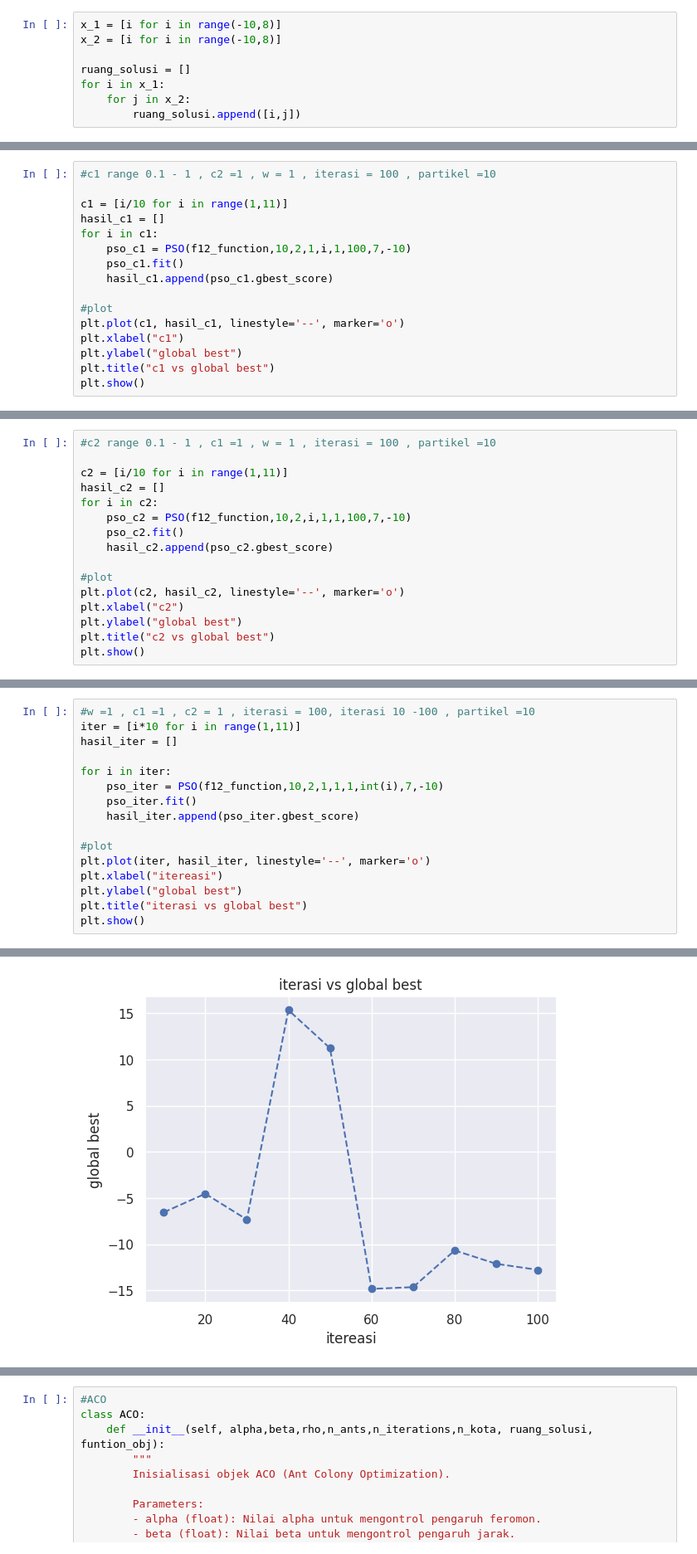
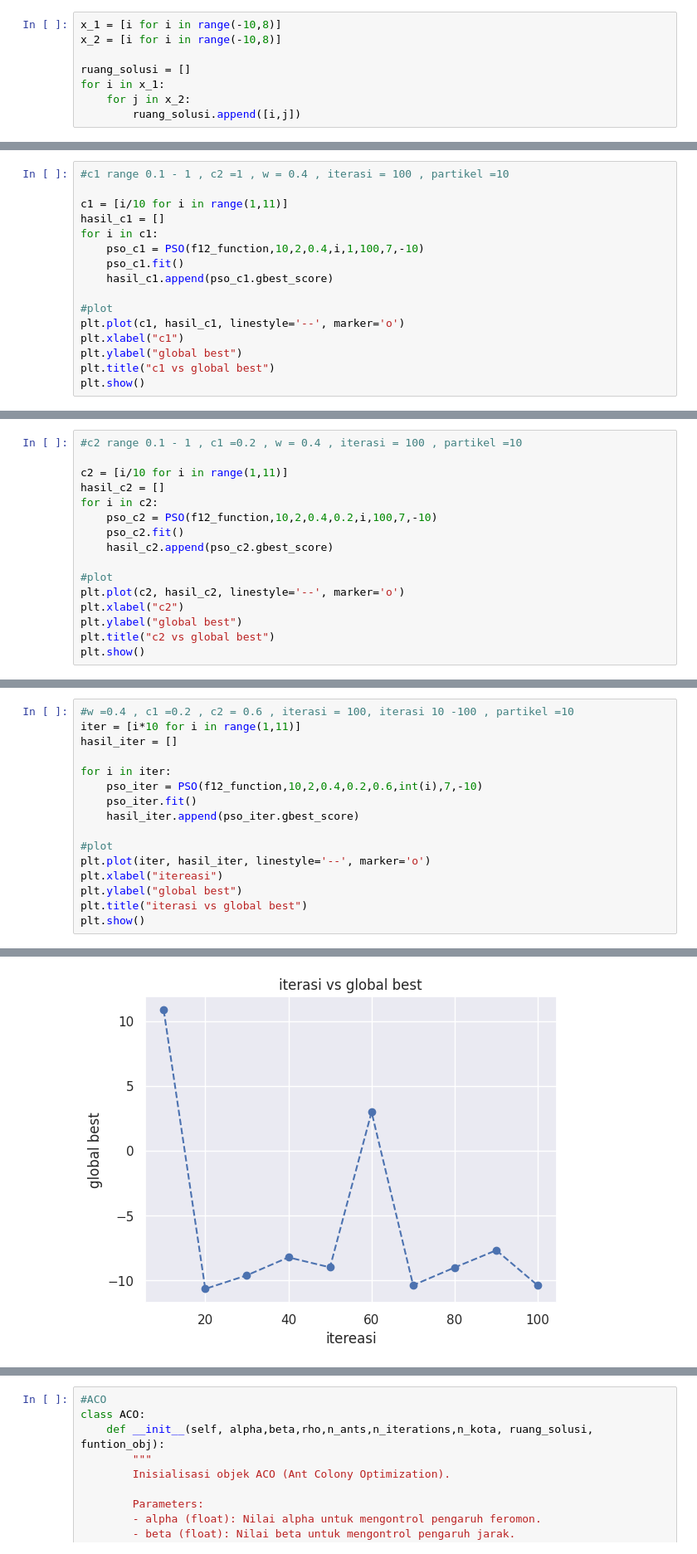
Before and after one commit to khalifardy/optimalisasi_F12_PSO_ACO, a Jupyter notebook: main.ipynb, the cells around one changed output, grey strips where cells are left out. Shown at 83% size. Saved outputs shown, nothing was run; the diff lists cells and outputs as text.

```diff
--- a/main.ipynb
+++ b/main.ipynb
@@ -267,10 +335,10 @@ iterasi-100 : global terbaik [ 0.541312   -1.28047425] score : -9.80075129584080
 # %%
-#c1 range 0.1 - 1 , c2 =1 , w = 1 , iterasi = 100 , partikel =10
+#c1 range 0.1 - 1 , c2 =1 , w = 0.4 , iterasi = 100 , partikel =10
 
 c1 = [i/10 for i in range(1,11)]
 hasil_c1 = []
 for i in c1:
-    pso_c1 = PSO(f12_function,10,2,1,i,1,100,7,-10)
+    pso_c1 = PSO(f12_function,10,2,0.4,i,1,100,7,-10)
     pso_c1.fit()
     hasil_c1.append(pso_c1.gbest_score)
 
@@ -302,10 +370,10 @@ iterasi-100 : global terbaik [0.42786035 1.70894804] score : -8.626667789461326
 # %%
-#c2 range 0.1 - 1 , c1 =1 , w = 1 , iterasi = 100 , partikel =10
+#c2 range 0.1 - 1 , c1 =0.2 , w = 0.4 , iterasi = 100 , partikel =10
 
 c2 = [i/10 for i in range(1,11)]
 hasil_c2 = []
 for i in c2:
-    pso_c2 = PSO(f12_function,10,2,i,1,1,100,7,-10)
+    pso_c2 = PSO(f12_function,10,2,0.4,0.2,i,100,7,-10)
     pso_c2.fit()
     hasil_c2.append(pso_c2.gbest_score)
 
@@ -337,10 +405,10 @@ iterasi-100 : global terbaik [ 0.37312085 -1.9728527 ] score : -8.12820164217788
 # %%
-#w =1 , c1 =1 , c2 = 1 , iterasi = 100, iterasi 10 -100 , partikel =10
+#w =0.4 , c1 =0.2 , c2 = 0.6 , iterasi = 100, iterasi 10 -100 , partikel =10
 iter = [i*10 for i in range(1,11)]
 hasil_iter = []
 
 for i in iter:
-    pso_iter = PSO(f12_function,10,2,1,1,1,int(i),7,-10)
+    pso_iter = PSO(f12_function,10,2,0.4,0.2,0.6,int(i),7,-10)
     pso_iter.fit()
     hasil_iter.append(pso_iter.gbest_score)
 
@@ -371,2 +439,2 @@ iterasi-100 : global terbaik [ 0.67079294 -0.01713293] score : -12.7728247805029
-[figure, old version]
+[figure, new version]
 # %%
```
Also changed, not shown: parts of 13 cells of this notebook, 3 other files.
